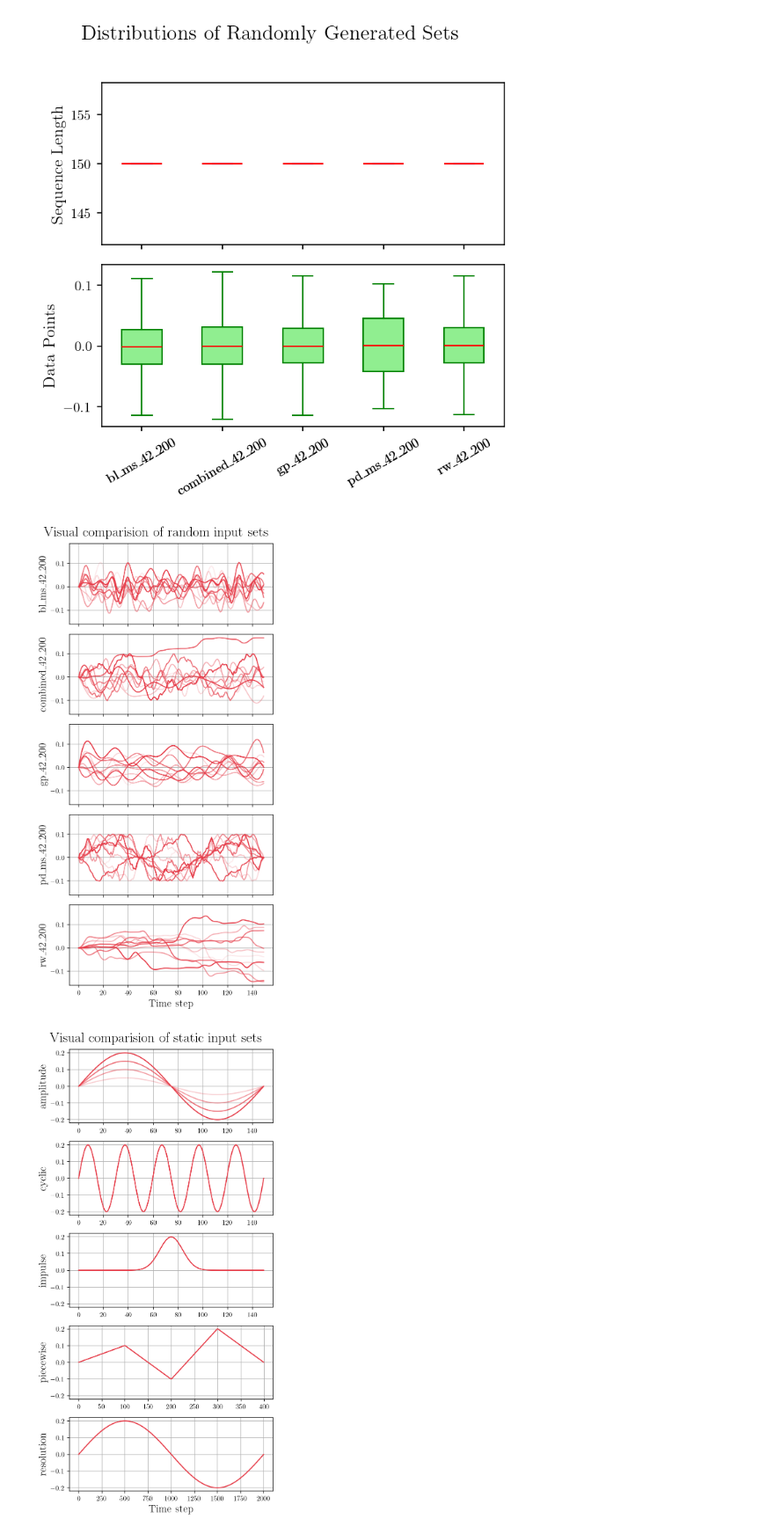
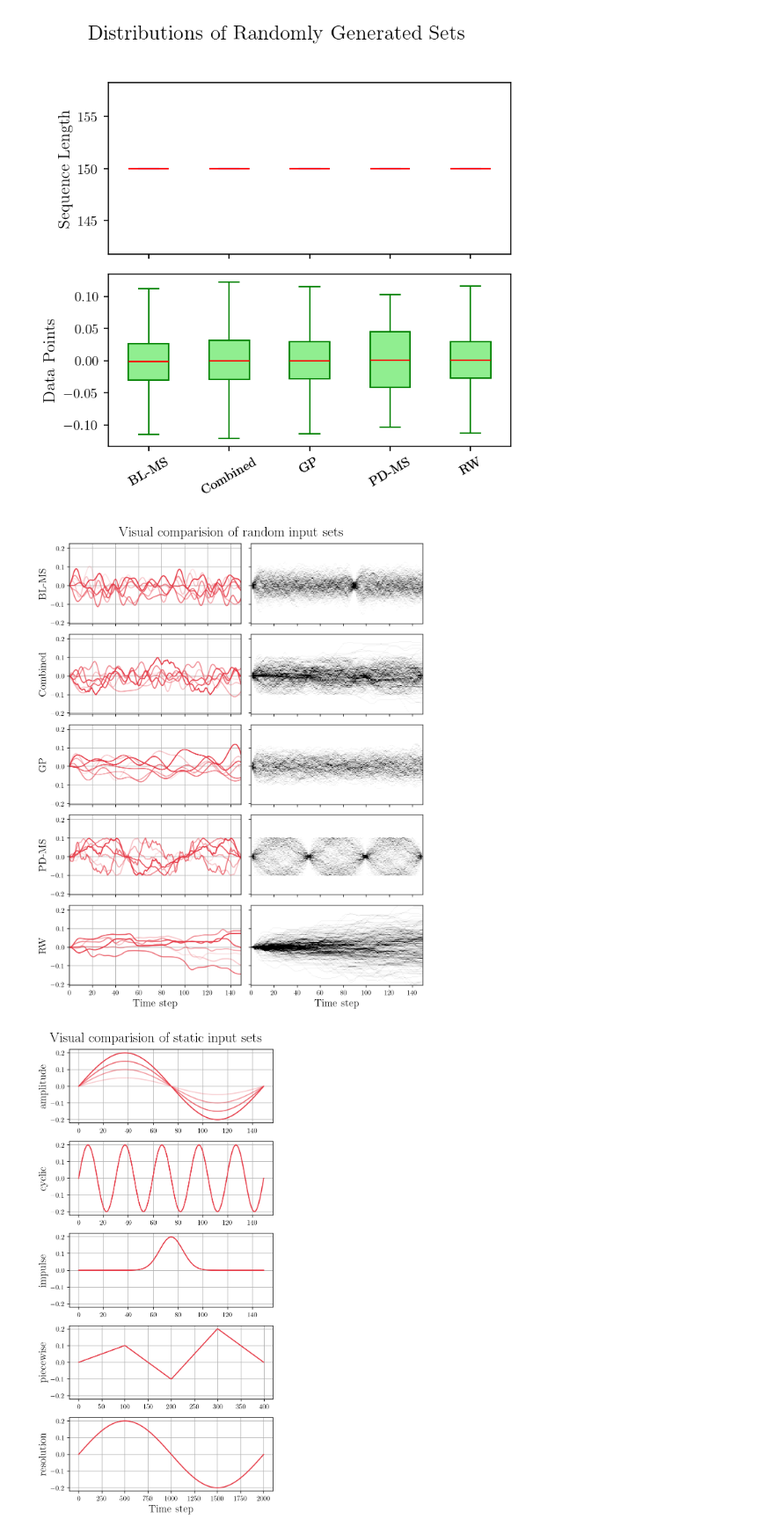
Before and after one commit to zsoca000/EP-neural-nets, a Jupyter notebook: notebooks/task0-data-visualization.ipynb, the cells around one changed output. Shown at 88% size. Drawn from its saved outputs; the diff is of its cells as text; code cells hidden in the pictures.

```diff
--- a/notebooks/task0-data-visualization.ipynb
+++ b/notebooks/task0-data-visualization.ipynb
@@ -1,5 +1,6 @@
 # %%
 import sys
+import yaml
 import numpy as np
 from pathlib import Path
 import matplotlib.pyplot as plt
@@ -10,6 +11,25 @@ plt.rcParams.update({"text.usetex": True, "font.family": "Computer Modern"})
 from data.materials import hardening
 from configs.materials import materials
 from data.generators import InputsSignals
+
+
+with open(root / "configs" / "generators.yaml", "r") as f:
+    config = yaml.safe_load(f)
+
+def readable(name):
+    if isinstance(name, list):
+        return [readable_str(x) for x in name]
+    elif isinstance(name, str):
+        return readable_str(name)
+
+def readable_str(name):
+    for input_type in config:
+        for inp_name in config[input_type]:
+            if inp_name in name:
+                if 'name' in config[input_type][inp_name]:
+                    return config[input_type][inp_name]['name']
+                else:
+                    return inp_name.capitalize()
 # %%
 eps_max = 0.2
 
@@ -44,7 +65,7 @@ fig.suptitle('Distributions of Randomly Generated Sets', fontsize=15)
 # Sequence lengths
 ax[0].boxplot(
     [data.lengths for data in random_inputs],
-    tick_labels=[data.name for data in random_inputs],
+    tick_labels=[readable(data.name) for data in random_inputs],
     showfliers=False,   # hide outliers
     patch_artist=True,  # fill boxes with color
     boxprops=dict(facecolor='lightblue', color='blue'),
@@ -57,7 +78,7 @@ ax[0].set_ylabel('Sequence Length', fontsize=12)
 # Data points
 ax[1].boxplot(
     [np.concatenate(data_set.u_list) for data_set in random_inputs],
-    tick_labels=[data_set.name for data_set in random_inputs],
+    tick_labels=[readable(data_set.name) for data_set in random_inputs],
     showfliers=False,   # hide outliers
     patch_artist=True,
     boxprops=dict(facecolor='lightgreen', color='green'),
@@ -71,20 +92,23 @@ plt.xticks(rotation=30)
 plt.tight_layout(rect=[0, 0, 1, 0.96])
 plt.show()
 # %% [output]
-[figure, old version]
+[figure, new version]
 # %%
 num = len(random_inputs)
-fig, ax = plt.subplots(num,figsize=(5,2*num), dpi=150,sharex=True,sharey=True)
+fig, ax = plt.subplots(num,2,figsize=(8,2*num), dpi=150,sharex=True,sharey=True)
 fig.suptitle('Visual comparision of random input sets',fontsize=20)
 
 for i in range(num):
-    random_inputs[i].plot_samples(ax=ax[i],num_samples=10)
-    ax[i].set_ylabel(f'{random_inputs[i].name}',fontsize=15)
-ax[-1].set_xlabel('Time step',fontsize=15)
+    random_inputs[i].plot_samples(ax=ax[i,0],num_samples=7)
+    random_inputs[i].plot_histogram(ax=ax[i,1],bins_time=150,bins_value=100,vmin=0,vmax=10,cmap='Greys')
+    ax[i,0].set_ylabel(f'{readable(random_inputs[i].name)}',fontsize=15)
+ax[-1,0].set_xlabel('Time step',fontsize=15)
+ax[-1,1].set_xlabel('Time step',fontsize=15)
 plt.tight_layout()
+plt.savefig(root / 'figures' / 'random-input-sets.png',dpi=250)
 plt.show()
 # %% [output]
-[figure, old version]
+[figure, new version]
 # %%
 num = len(static_inputs)
 fig, ax = plt.subplots(num,figsize=(5,2*num), dpi=150,sharex=False,sharey=True)
```
Also changed, not shown: parts of 8 cells of this notebook, 11 other files.
